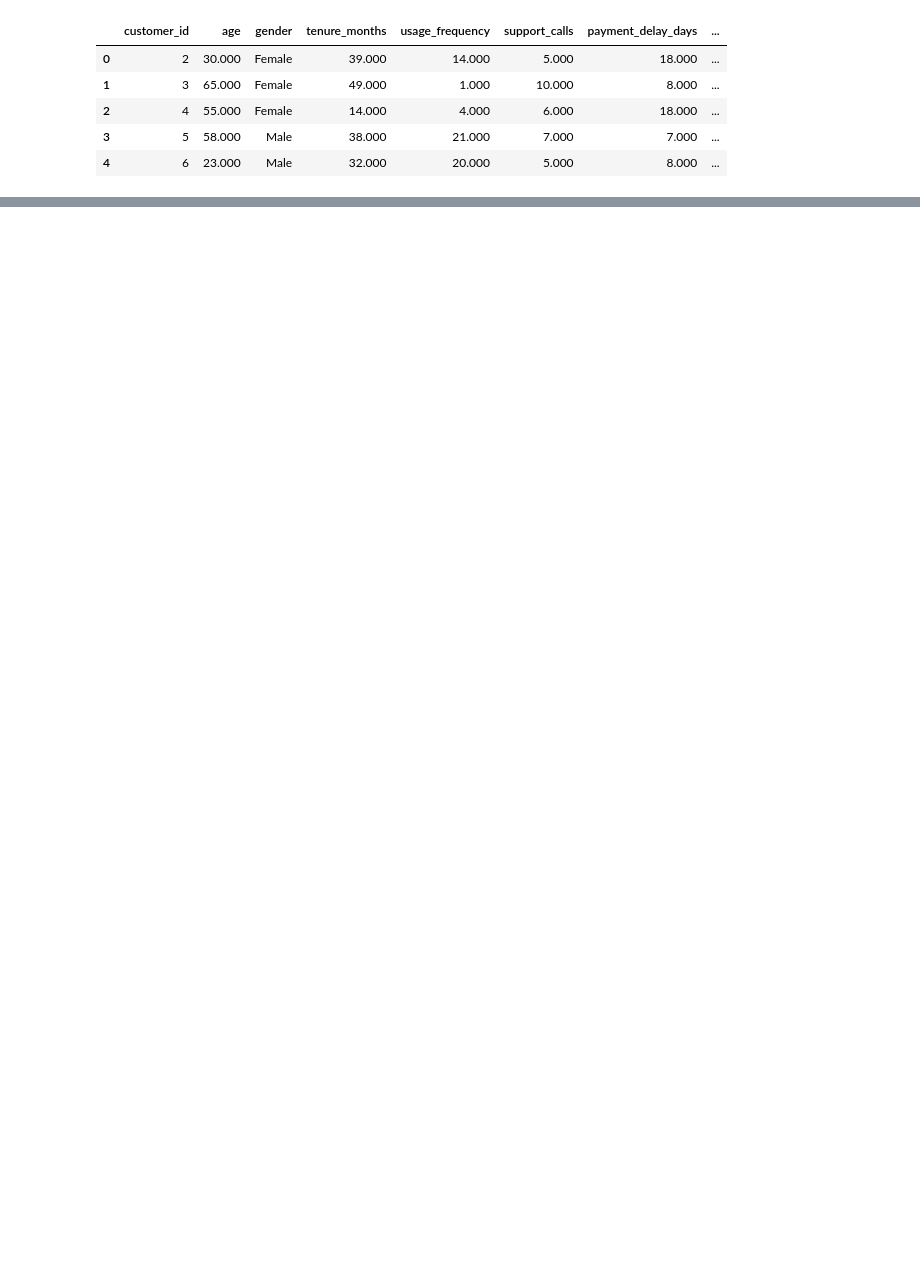
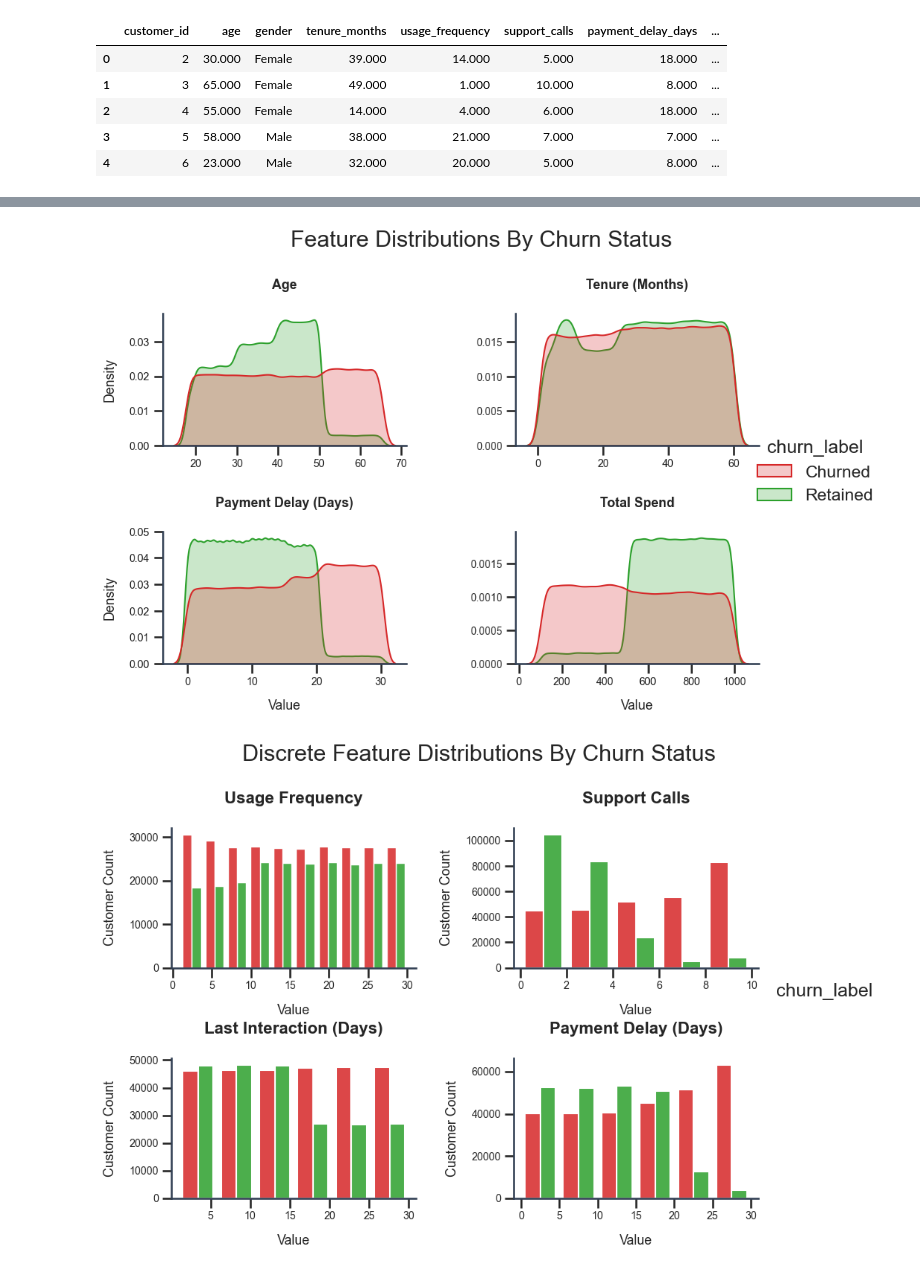
Before and after one commit to BrianCollinss/MySampleWork, a Jupyter notebook: Python - Customer Churn Analysis/notebooks/01_customer_churn_analysis.ipynb, the cells around one changed output, grey strips where cells are left out. Cells and saved outputs as stored; diff of their text form; code cells hidden in the pictures; blank space fills up the shorter version.

```diff
--- a/Python - Customer Churn Analysis/notebooks/01_customer_churn_analysis.ipynb
+++ b/Python - Customer Churn Analysis/notebooks/01_customer_churn_analysis.ipynb
@@ -161,0 +209,15 @@ Use the visualisations and summary tables in `outputs/` alongside `reports/execu
+# %%
+plot_numeric_distributions(
+    combined_df,
+    columns=["age", "tenure_months", "payment_delay_days", "total_spend"],
+    kind="kde",
+)
+plot_numeric_distributions(
+    combined_df,
+    columns=["usage_frequency", "support_calls", "last_interaction_days", "payment_delay_days"],
+    bins=[10, 5, 6, 6],
+    kind="hist",
+)
+# %% [output]
+[figure, added]
+[figure, added]
```
Also changed, not shown: parts of 33 cells of this notebook, 25 other files.
